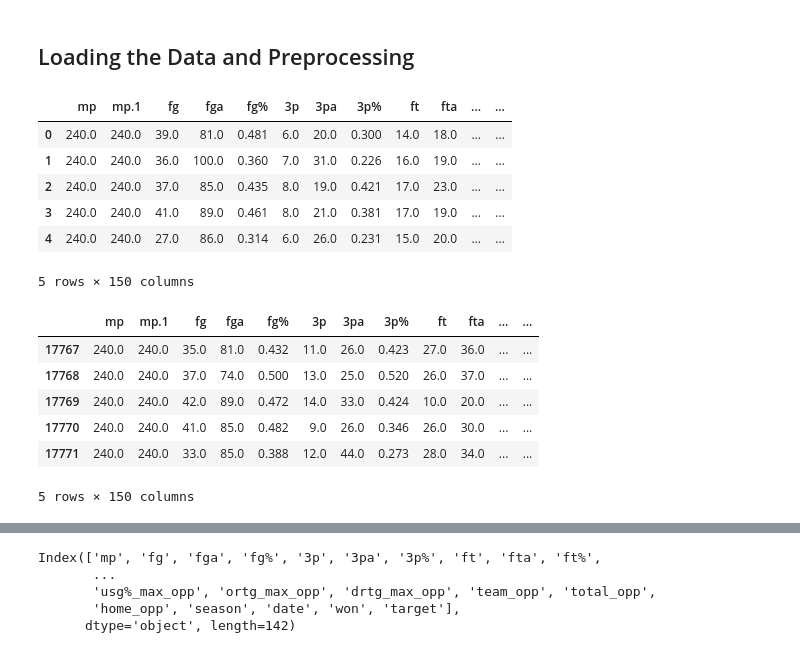
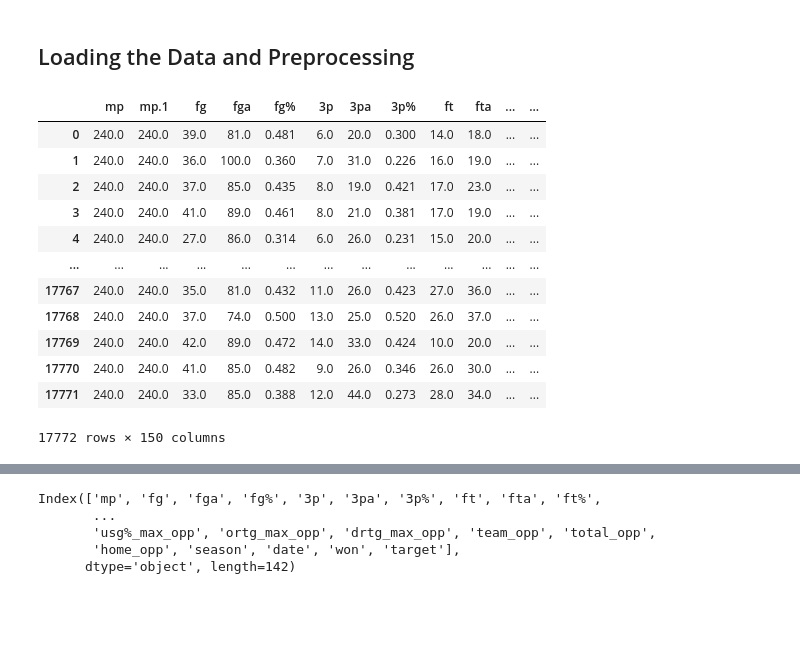
Before and after one commit to JasonHysy/Nba-Sports-Betting-Model, a Jupyter notebook: NBA Betting Model/NBA_RNN.ipynb, the cells around one changed output, grey strips where cells are left out. Saved outputs shown, nothing was run; the diff lists cells and outputs as text; code cells hidden in the pictures; blank space fills up the shorter version.

```diff
--- a/NBA Betting Model/NBA_RNN.ipynb
+++ b/NBA Betting Model/NBA_RNN.ipynb
@@ -13,20 +13,18 @@ warnings.filterwarnings('ignore')
 # %%
 boxscores = pd.read_csv("data/games.csv", index_col=0)
 
-display(boxscores.head())
-display(boxscores.tail())
+boxscores
 # %% [output]
 |  | mp | mp.1 | fg | fga | fg% | 3p | 3pa | 3p% | ft | fta | ... | ... |
 | 0 | 240.0 | 240.0 | 39.0 | 81.0 | 0.481 | 6.0 | 20.0 | 0.300 | 14.0 | 18.0 | ... | ... |
 | 1 | 240.0 | 240.0 | 36.0 | 100.0 | 0.360 | 7.0 | 31.0 | 0.226 | 16.0 | 19.0 | ... | ... |
 | 2 | 240.0 | 240.0 | 37.0 | 85.0 | 0.435 | 8.0 | 19.0 | 0.421 | 17.0 | 23.0 | ... | ... |
 | 3 | 240.0 | 240.0 | 41.0 | 89.0 | 0.461 | 8.0 | 21.0 | 0.381 | 17.0 | 19.0 | ... | ... |
 | 4 | 240.0 | 240.0 | 27.0 | 86.0 | 0.314 | 6.0 | 26.0 | 0.231 | 15.0 | 20.0 | ... | ... |
+| ... | ... | ... | ... | ... | ... | ... | ... | ... | ... | ... | ... | ... |
+| 17767 | 240.0 | 240.0 | 35.0 | 81.0 | 0.432 | 11.0 | 26.0 | 0.423 | 27.0 | 36.0 | ... | ... |
+| 17768 | 240.0 | 240.0 | 37.0 | 74.0 | 0.500 | 13.0 | 25.0 | 0.520 | 26.0 | 37.0 | ... | ... |
+| 17769 | 240.0 | 240.0 | 42.0 | 89.0 | 0.472 | 14.0 | 33.0 | 0.424 | 10.0 | 20.0 | ... | ... |
+| 17770 | 240.0 | 240.0 | 41.0 | 85.0 | 0.482 | 9.0 | 26.0 | 0.346 | 26.0 | 30.0 | ... | ... |
+| 17771 | 240.0 | 240.0 | 33.0 | 85.0 | 0.388 | 12.0 | 44.0 | 0.273 | 28.0 | 34.0 | ... | ... |
-5 rows × 150 columns
+17772 rows × 150 columns
-|  | mp | mp.1 | fg | fga | fg% | 3p | 3pa | 3p% | ft | fta | ... | ... |
-| 17767 | 240.0 | 240.0 | 35.0 | 81.0 | 0.432 | 11.0 | 26.0 | 0.423 | 27.0 | 36.0 | ... | ... |
-| 17768 | 240.0 | 240.0 | 37.0 | 74.0 | 0.500 | 13.0 | 25.0 | 0.520 | 26.0 | 37.0 | ... | ... |
-| 17769 | 240.0 | 240.0 | 42.0 | 89.0 | 0.472 | 14.0 | 33.0 | 0.424 | 10.0 | 20.0 | ... | ... |
-| 17770 | 240.0 | 240.0 | 41.0 | 85.0 | 0.482 | 9.0 | 26.0 | 0.346 | 26.0 | 30.0 | ... | ... |
-| 17771 | 240.0 | 240.0 | 33.0 | 85.0 | 0.388 | 12.0 | 44.0 | 0.273 | 28.0 | 34.0 | ... | ... |
-5 rows × 150 columns
```
Also changed, not shown: parts of 51 cells of this notebook.
